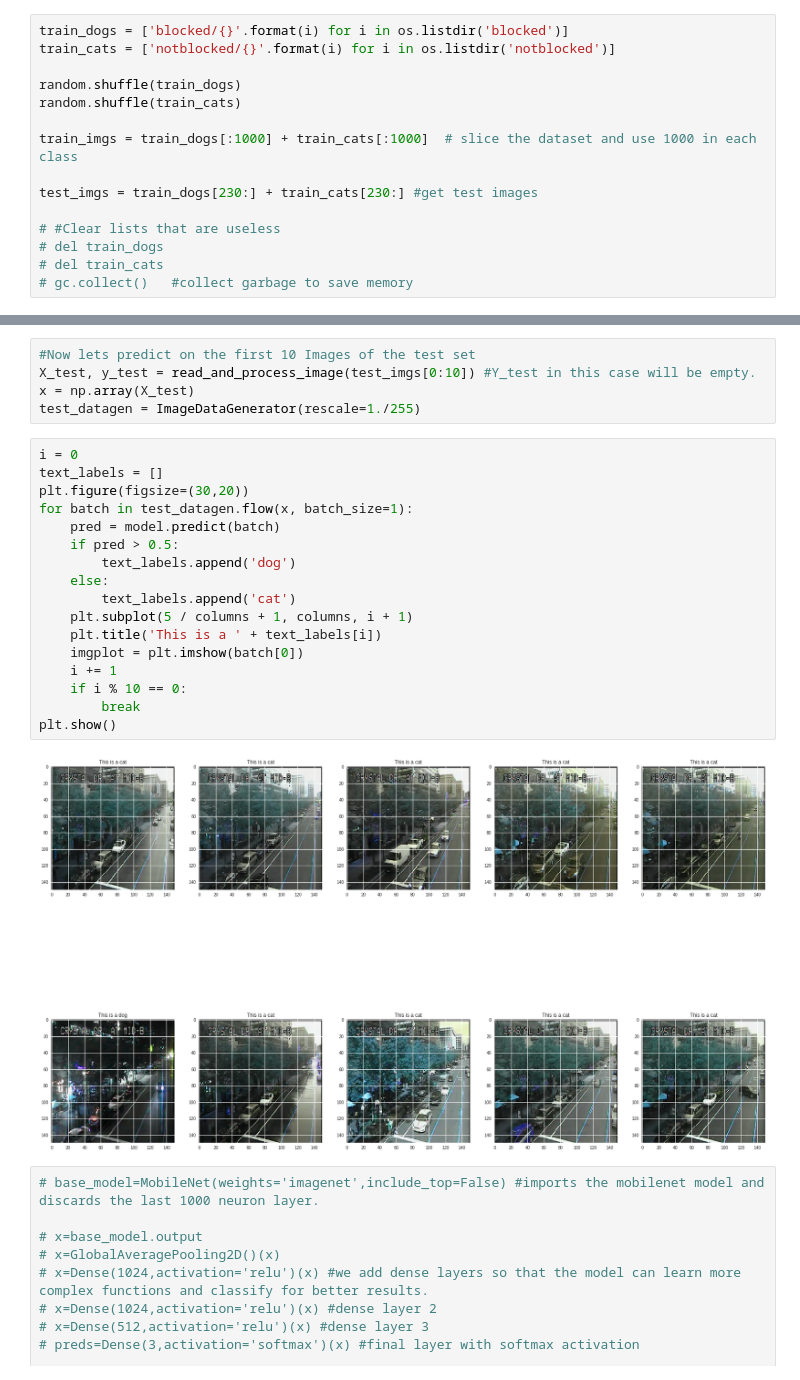
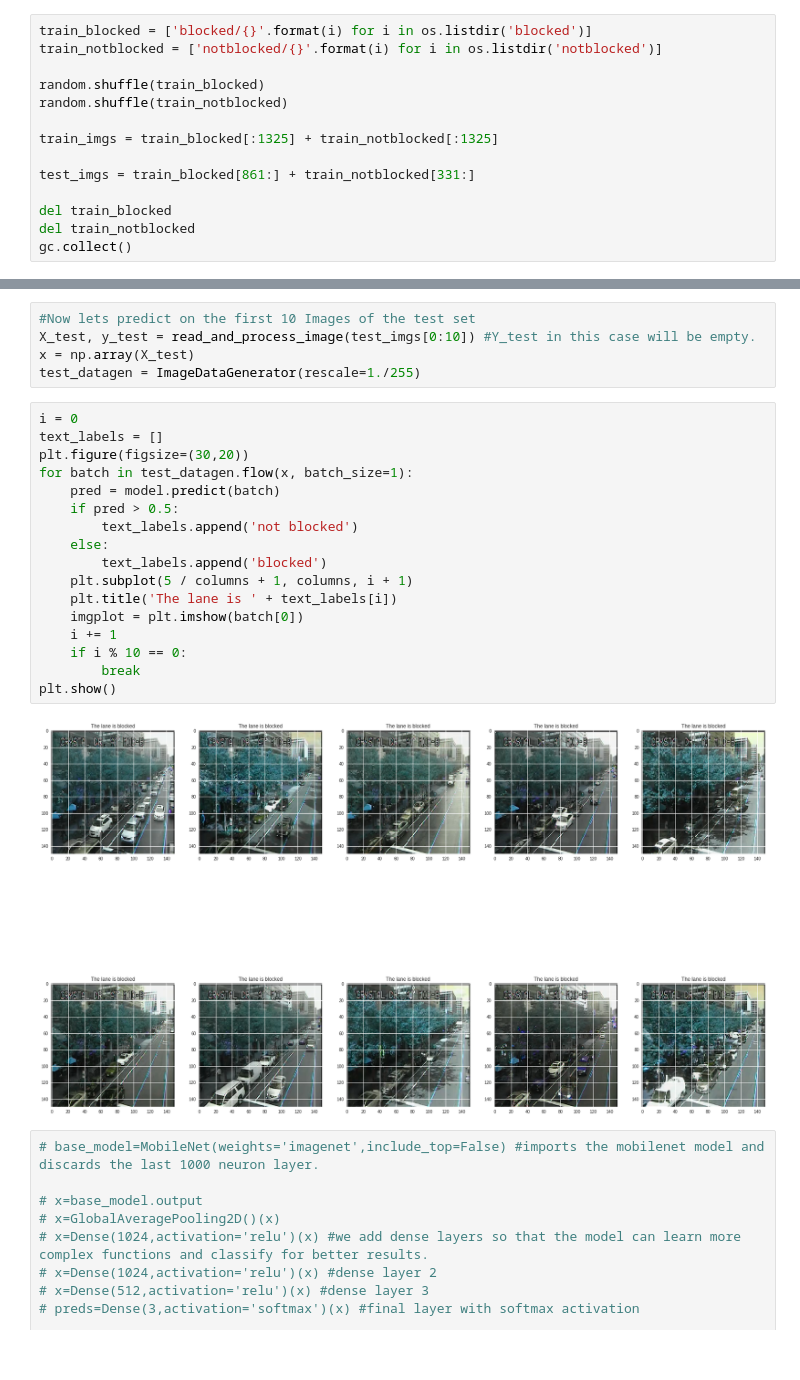
Before and after one commit to bfraiche/parkingdirty, a Jupyter notebook: parking_dirty.ipynb, the cells around one changed output, grey strips where cells are left out. Saved outputs shown, nothing was run; the diff lists cells and outputs as text.

```diff
--- a/parking_dirty.ipynb
+++ b/parking_dirty.ipynb
@@ -42,15 +42,14 @@ not blocked: 1230
 # %%
-train_dogs = ['blocked/{}'.format(i) for i in os.listdir('blocked')]
-train_cats = ['notblocked/{}'.format(i) for i in os.listdir('notblocked')]
+train_blocked = ['blocked/{}'.format(i) for i in os.listdir('blocked')]
+train_notblocked = ['notblocked/{}'.format(i) for i in os.listdir('notblocked')]
 
-random.shuffle(train_dogs)
-random.shuffle(train_cats)
+random.shuffle(train_blocked)
+random.shuffle(train_notblocked)
 
-train_imgs = train_dogs[:1000] + train_cats[:1000]  # slice the dataset and use 1000 in each class
+train_imgs = train_blocked[:1325] + train_notblocked[:1325]
 
-test_imgs = train_dogs[230:] + train_cats[230:] #get test images
+test_imgs = train_blocked[861:] + train_notblocked[331:]
 
-# #Clear lists that are useless
-# del train_dogs
-# del train_cats
-# gc.collect()   #collect garbage to save memory
+del train_blocked
+del train_notblocked
+gc.collect()
@@ -292,22 +273,22 @@ test_datagen = ImageDataGenerator(rescale=1./255)
 # %%
 i = 0
 text_labels = []
 plt.figure(figsize=(30,20))
 for batch in test_datagen.flow(x, batch_size=1):
     pred = model.predict(batch)
     if pred > 0.5:
-        text_labels.append('dog')
+        text_labels.append('not blocked')
     else:
-        text_labels.append('cat')
+        text_labels.append('blocked')
     plt.subplot(5 / columns + 1, columns, i + 1)
-    plt.title('This is a ' + text_labels[i])
+    plt.title('The lane is ' + text_labels[i])
     imgplot = plt.imshow(batch[0])
     i += 1
     if i % 10 == 0:
         break
 plt.show()
 # %% [output]
-[figure, old version]
+[figure, new version]
 # %%
 # base_model=MobileNet(weights='imagenet',include_top=False) #imports the mobilenet model and discards the last 1000 neuron layer.
 
```
Also changed, not shown: parts of 17 cells of this notebook.
